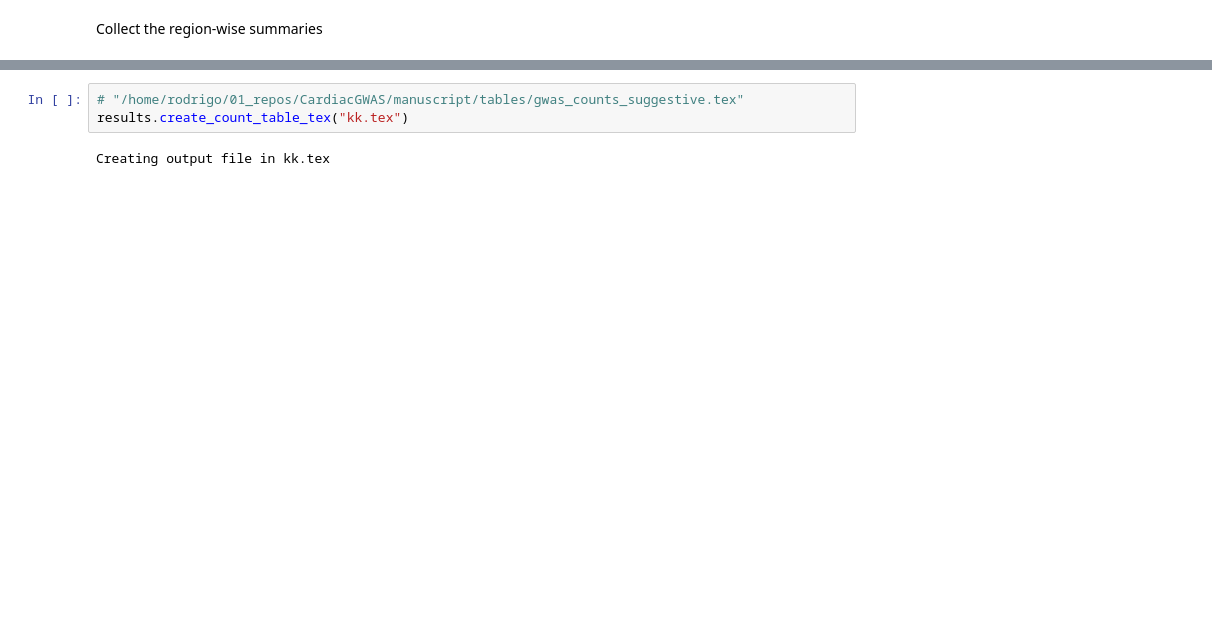
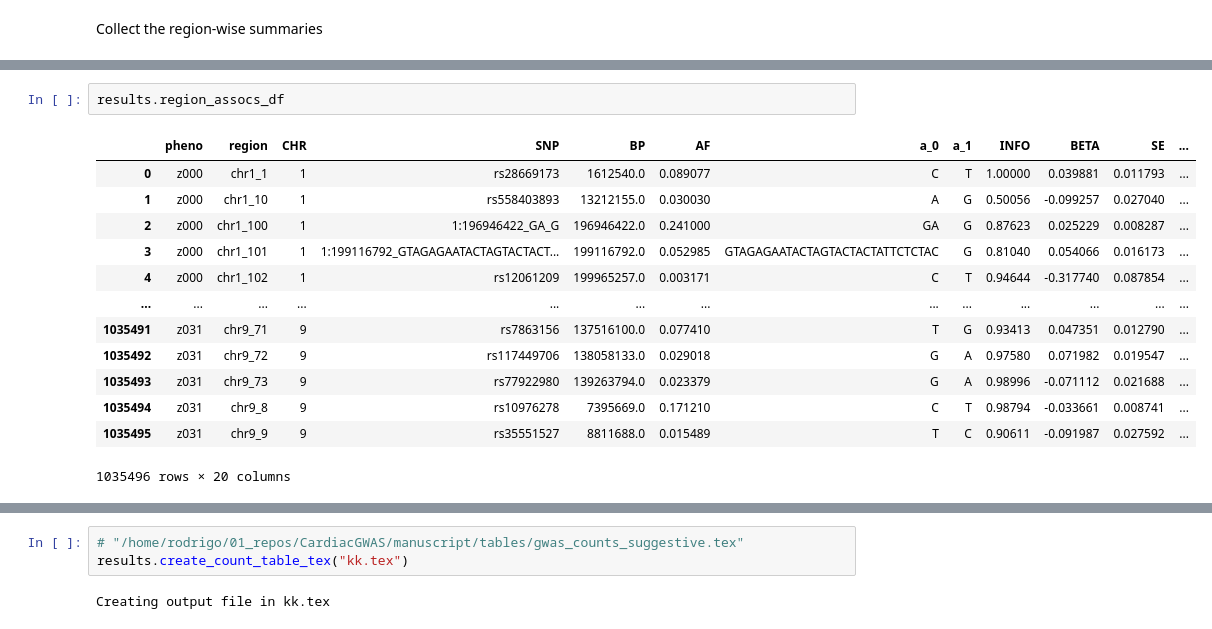
Before and after one commit to rbonazzola/CardiacMotionGWAS, a Jupyter notebook: GWAS_analysis.ipynb, the cells around one changed output, grey strips where cells are left out. Cells and saved outputs as stored; diff of their text form; blank space fills up the shorter version.

```diff
--- a/GWAS_analysis.ipynb
+++ b/GWAS_analysis.ipynb
@@ -125,0 +40,16 @@ results = EnsembleResults(f"/home/rodrigo/01_repos/GWAS_pipeline/output/All_part
+# %%
+results.region_assocs_df
+# %% [output]
+|  | pheno | region | CHR | SNP | BP | AF | a_0 | a_1 | INFO | BETA | SE | ... |
+| 0 | z000 | chr1_1 | 1 | rs28669173 | 1612540.0 | 0.089077 | C | T | 1.00000 | 0.039881 | 0.011793 | ... |
+| 1 | z000 | chr1_10 | 1 | rs558403893 | 13212155.0 | 0.030030 | A | G | 0.50056 | -0.099257 | 0.027040 | ... |
+| 2 | z000 | chr1_100 | 1 | 1:196946422_GA_G | 196946422.0 | 0.241000 | GA | G | 0.87623 | 0.025229 | 0.008287 | ... |
+| 3 | z000 | chr1_101 | 1 | 1:199116792_GTAGAGAATACTAGTACTACT... | 199116792.0 | 0.052985 | GTAGAGAATACTAGTACTACTATTCTCTAC | G | 0.81040 | 0.054066 | 0.016173 | ... |
+| 4 | z000 | chr1_102 | 1 | rs12061209 | 199965257.0 | 0.003171 | C | T | 0.94644 | -0.317740 | 0.087854 | ... |
+| ... | ... | ... | ... | ... | ... | ... | ... | ... | ... | ... | ... | ... |
+| 1035491 | z031 | chr9_71 | 9 | rs7863156 | 137516100.0 | 0.077410 | T | G | 0.93413 | 0.047351 | 0.012790 | ... |
+| 1035492 | z031 | chr9_72 | 9 | rs117449706 | 138058133.0 | 0.029018 | G | A | 0.97580 | 0.071982 | 0.019547 | ... |
+| 1035493 | z031 | chr9_73 | 9 | rs77922980 | 139263794.0 | 0.023379 | G | A | 0.98996 | -0.071112 | 0.021688 | ... |
+| 1035494 | z031 | chr9_8 | 9 | rs10976278 | 7395669.0 | 0.171210 | C | T | 0.98794 | -0.033661 | 0.008741 | ... |
+| 1035495 | z031 | chr9_9 | 9 | rs35551527 | 8811688.0 | 0.015489 | T | C | 0.90611 | -0.091987 | 0.027592 | ... |
+1035496 rows × 20 columns
```
Also changed, not shown: parts of 39 cells of this notebook, 1 other file.
